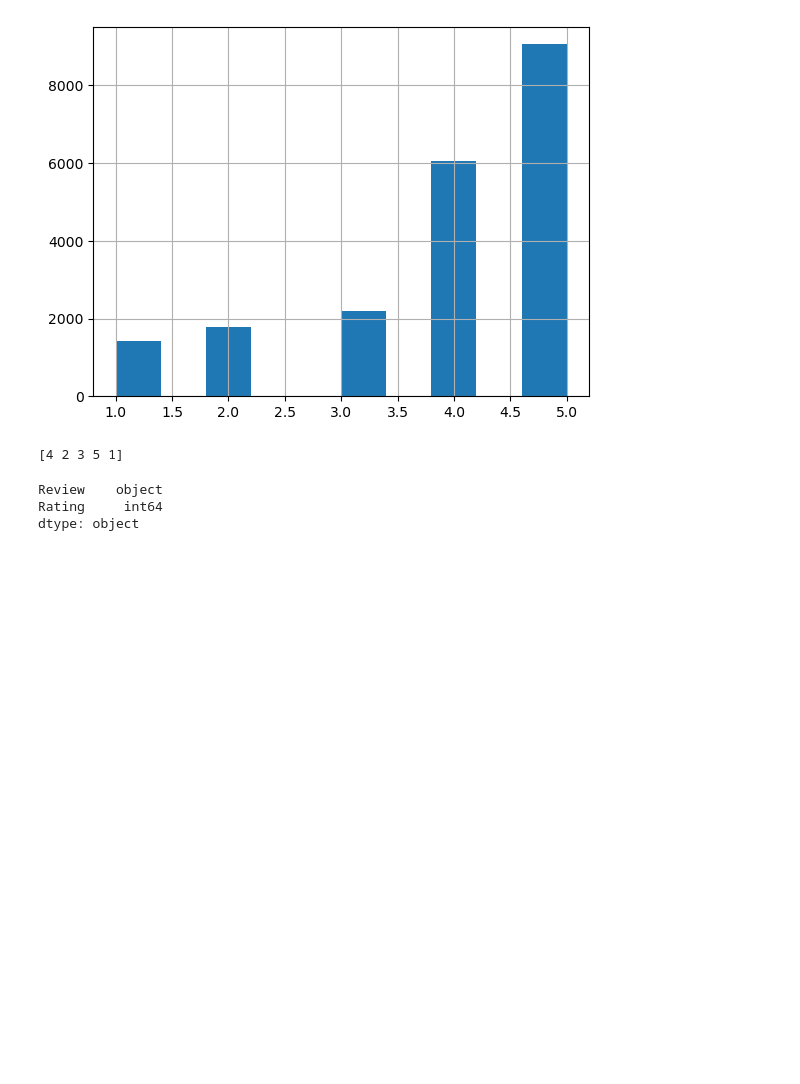
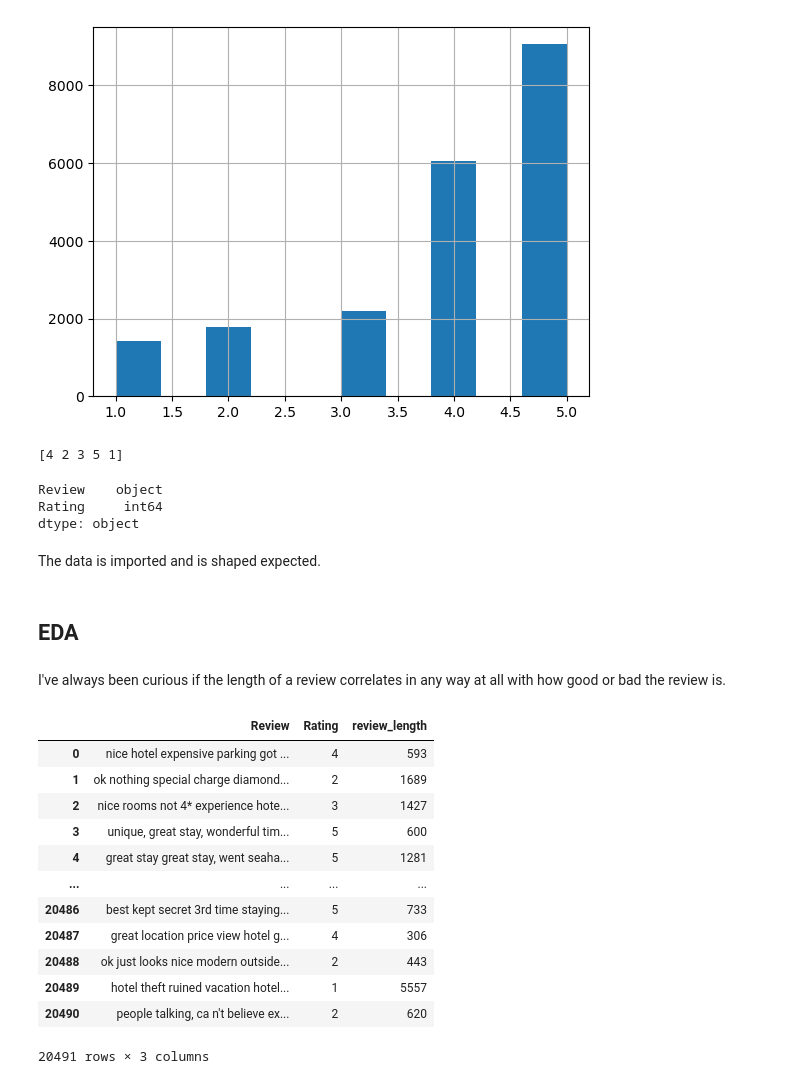
Before and after one commit to r-leeper/TripAdvisor-Review-NLP-Project, a Jupyter notebook: TripAdvisor_NLP.ipynb, the cells around one changed output. Cells and saved outputs as stored; diff of their text form; code cells hidden in the pictures; blank space fills up the shorter version.

Commit message:
EDA complete, nothing that new learned

```diff
--- a/TripAdvisor_NLP.ipynb
+++ b/TripAdvisor_NLP.ipynb
@@ -65,3 +66,31 @@ tripAdvisor_df.dtypes
 Review    object
 Rating     int64
 dtype: object
+# %% [markdown]
+The data is imported and is shaped expected.
+# %% [markdown]
+## EDA
+# %% [markdown]
+I've always been curious if the length of a review correlates in any way at all with how good or bad the review is.
+# %%
+# Create data copy for exploration
+eda_df = tripAdvisor_df.copy()
+
+# Create new column based off the length of the review
+eda_df['review_length'] = eda_df['Review'].str.len()
+
+eda_df
+# %% [output]
+|  | Review | Rating | review_length |
+| 0 | nice hotel expensive parking got ... | 4 | 593 |
+| 1 | ok nothing special charge diamond... | 2 | 1689 |
+| 2 | nice rooms not 4* experience hote... | 3 | 1427 |
+| 3 | unique, great stay, wonderful tim... | 5 | 600 |
+| 4 | great stay great stay, went seaha... | 5 | 1281 |
+| ... | ... | ... | ... |
+| 20486 | best kept secret 3rd time staying... | 5 | 733 |
+| 20487 | great location price view hotel g... | 4 | 306 |
+| 20488 | ok just looks nice modern outside... | 2 | 443 |
+| 20489 | hotel theft ruined vacation hotel... | 1 | 5557 |
+| 20490 | people talking, ca n't believe ex... | 2 | 620 |
+20491 rows × 3 columns
```
Also changed, not shown: parts of 7 cells of this notebook.
